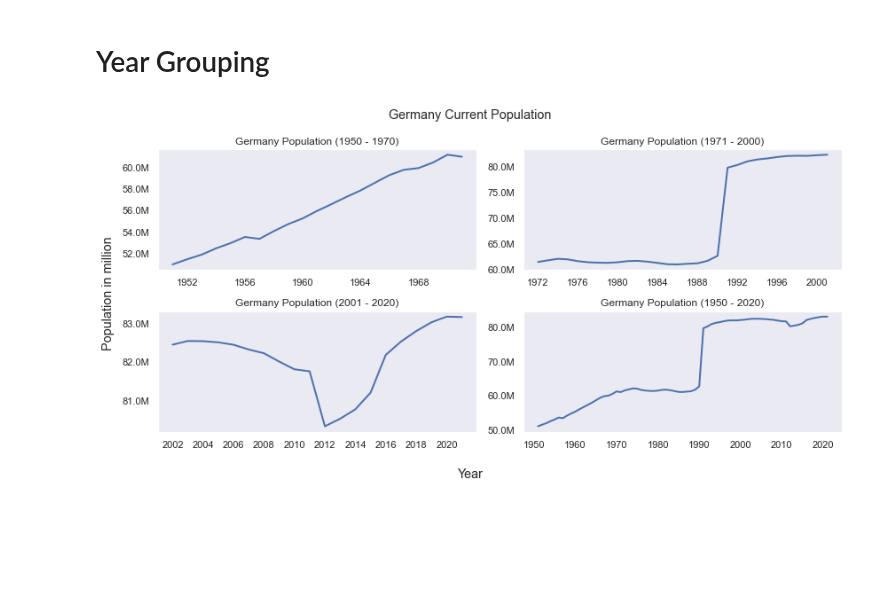
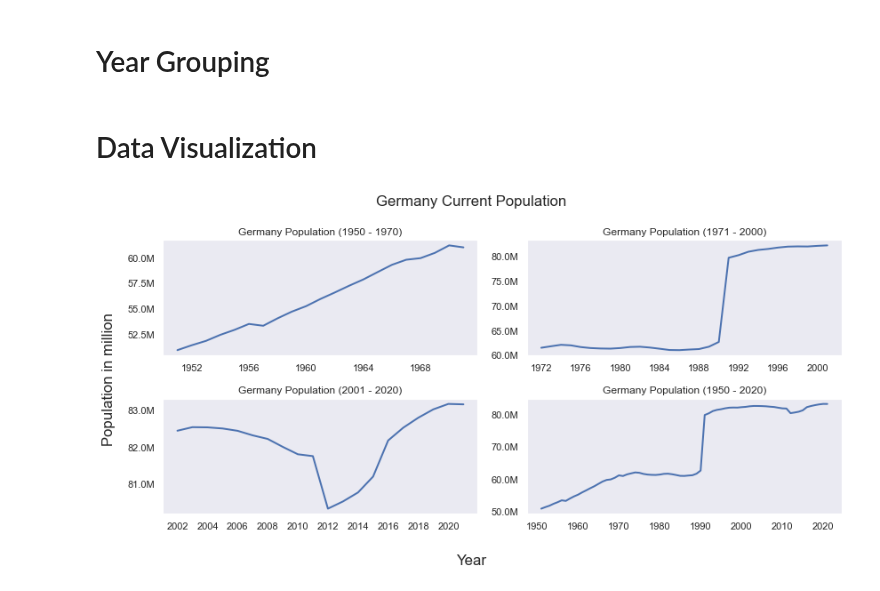
Before and after one commit to eldrigeampong/Data-Science, a Jupyter notebook: Statistisches Bundesamt/Society and environment/proj1.ipynb, the cells around one changed output. Drawn from its saved outputs; the diff is of its cells as text; code cells hidden in the pictures; blank space fills up the shorter version.

```diff
--- a/Statistisches Bundesamt/Society and environment/proj1.ipynb
+++ b/Statistisches Bundesamt/Society and environment/proj1.ipynb
@@ -108,52 +107,30 @@ df3 = df.iloc[51:]                                    # year 2000 upwards
+# %% [markdown]
+# Data Visualization
 # %%
-import seaborn as sns
-
-sns.set_theme(style='dark')
-
+# initialize the matplotlib figure
 fig, axs = plt.subplots(2, 2, figsize=(12, 6))
-
 plt.suptitle('Germany Current Population')
 fig.supxlabel('Year')
 fig.supylabel('Population in million')
 
-
 # population growth between 1950 - 1970
-sns.lineplot(
-    data=df1,
-    x=df1['Date'], y='Population',
-    ax=axs[0, 0], linewidth=2
-)
+sns.lineplot(data=df1,x=df1['Date'], y='Population',ax=axs[0, 0], linewidth=2)
 axs[0, 0].set(title='Germany Population (1950 - 1970)', xlabel='', ylabel='')
 axs[0, 0].yaxis.set_major_formatter(formatter)
 
-
-# population growth between 1950 - 1970
-sns.lineplot(
-    data=df2,
-    x=df2['Date'], y='Population',
-    ax=axs[0, 1], linewidth=2
-)
+# population growth between 1971 - 2000
+sns.lineplot(data=df2,x=df2['Date'], y='Population',ax=axs[0, 1], linewidth=2)
 axs[0, 1].set(title='Germany Population (1971 - 2000)', xlabel='', ylabel='')
 axs[0, 1].yaxis.set_major_formatter(formatter)
 
-
 # population growth between 2001 - 2020
-sns.lineplot(
-    data=df3,
-    x=df3['Date'], y='Population',
-    ax=axs[1, 0], linewidth=2
-)
+sns.lineplot(data=df3,x=df3['Date'], y='Population',ax=axs[1, 0], linewidth=2)
 axs[1, 0].set(title='Germany Population (2001 - 2020)', xlabel='', ylabel='')
 axs[1, 0].yaxis.set_major_formatter(formatter)
 
-
 # population growth between 1950 - 2020
-sns.lineplot(
-    data=df,
-    x=df['Date'], y='Population',
-    ax=axs[1, 1], linewidth=2
-)
+sns.lineplot(data=df,x=df['Date'], y='Population',ax=axs[1, 1], linewidth=2)
 axs[1, 1].set(title='Germany Population (1950 - 2020)', xlabel='', ylabel='')
 axs[1, 1].yaxis.set_major_formatter(formatter)
 # %% [output]
-[figure, old version]
+[figure, new version]
```
Also changed, not shown: parts of 3 cells of this notebook, 2 other files.
